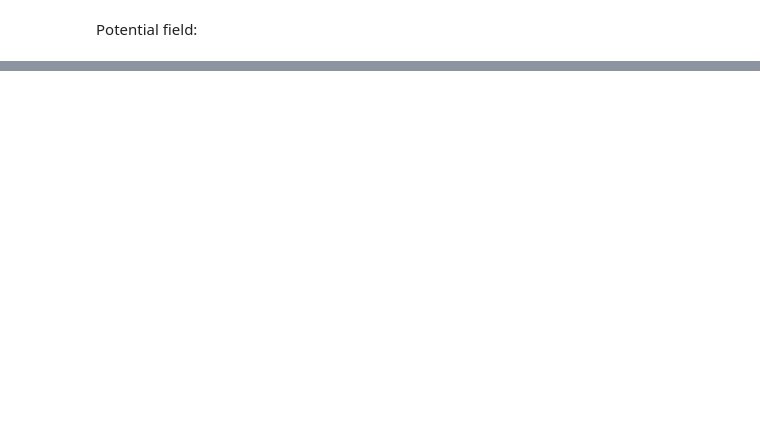
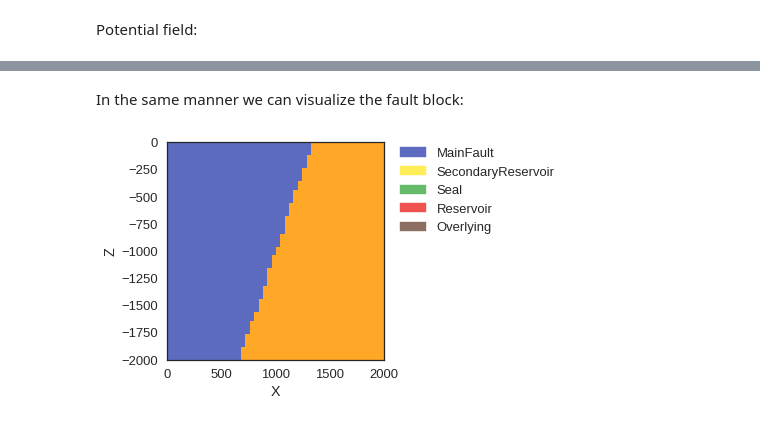
Before and after one commit to gempy-project/gempy, a Jupyter notebook: Tutorial/ch1.ipynb, the cells around one changed output, grey strips where cells are left out. Saved outputs shown, nothing was run; the diff lists cells and outputs as text; code cells hidden in the pictures; blank space fills up the shorter version.

```diff
--- a/Tutorial/ch1.ipynb
+++ b/Tutorial/ch1.ipynb
@@ -167,0 +213,6 @@ gp.plot_data_3D(geo_data)
+# %% [markdown]
+In the same manner we can visualize the fault block:
+# %%
+gp.plot_section(geo_data, fault_block[0], 25)
+# %% [output]
+[figure, added]
```
Also changed, not shown: parts of 27 cells of this notebook, 6 other files.
